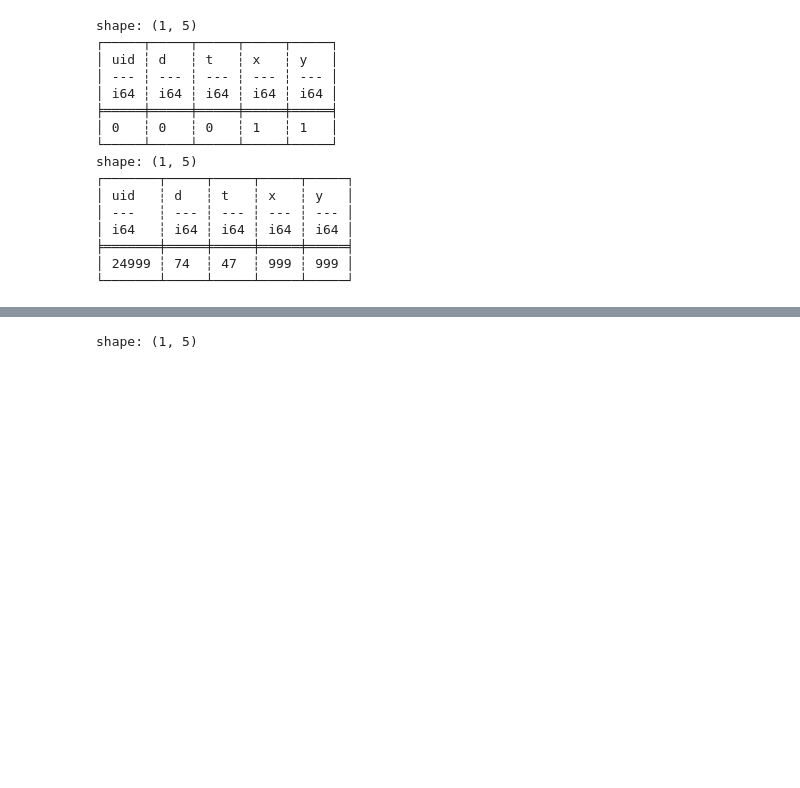
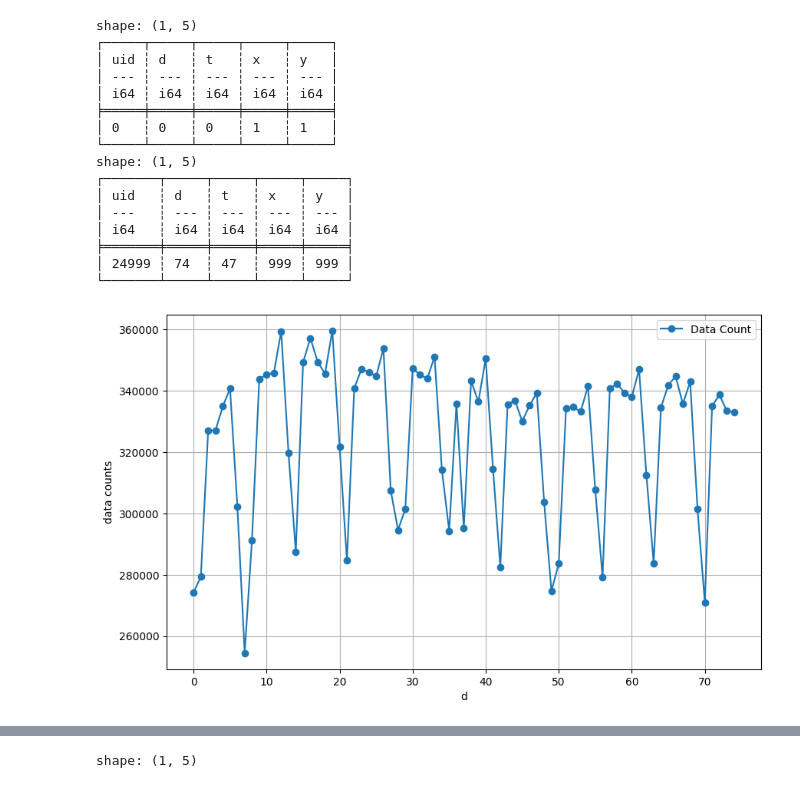
Before and after one commit to takuya-tokumoto/HuMob2024, a Jupyter notebook: eda/eda.ipynb, the cells around one changed output, grey strips where cells are left out. Saved outputs shown, nothing was run; the diff lists cells and outputs as text; code cells hidden in the pictures; blank space fills up the shorter version.

```diff
--- a/eda/eda.ipynb
+++ b/eda/eda.ipynb
@@ -192,3 +254,7 @@ shape: (1, 5)
 ╞═══════╪═════╪═════╪═════╪═════╡
 │ 24999 ┆ 74  ┆ 47  ┆ 999 ┆ 999 │
 └───────┴─────┴─────┴─────┴─────┘
+# %%
+plot_record_cnts_by_d(df_b)
+# %% [output]
+[figure, added]
```
Also changed, not shown: parts of 13 cells of this notebook.
